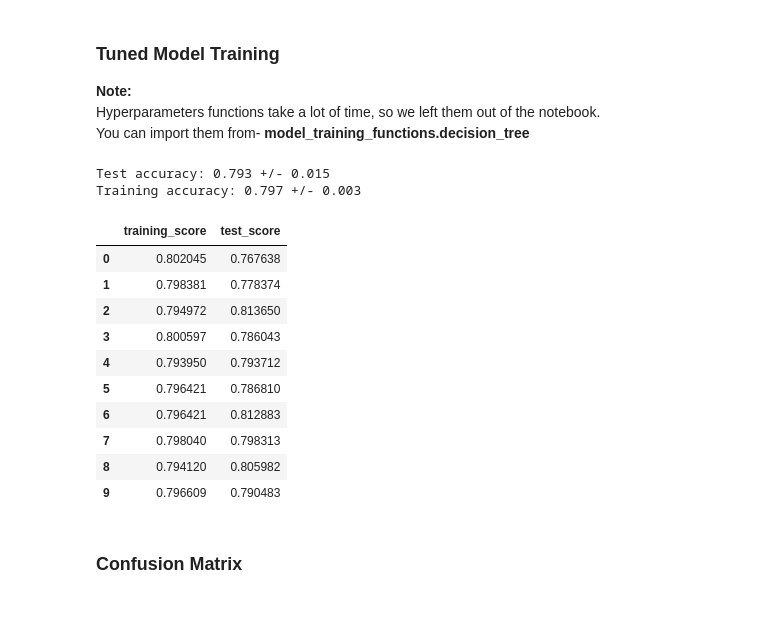
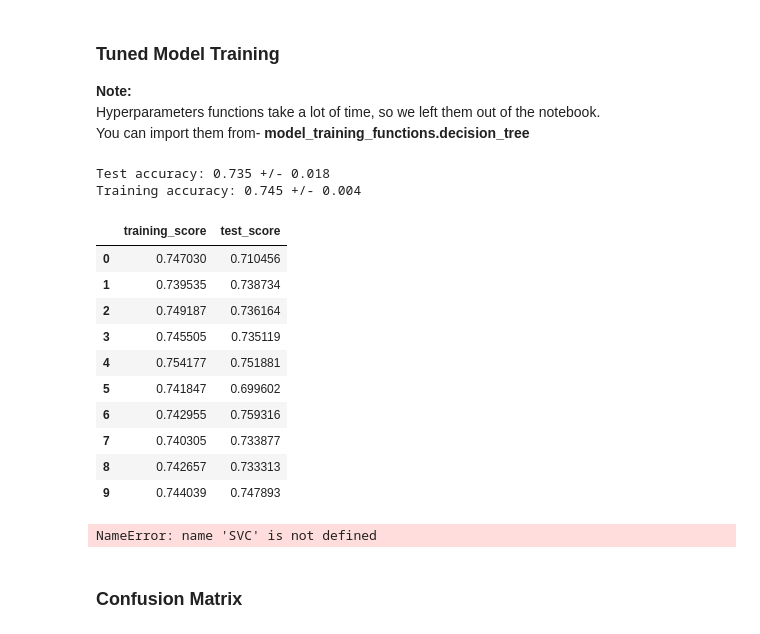
Before and after one commit to BarGanor/ml_project, a Jupyter notebook: project_part_2.ipynb, the cells around one changed output. Drawn from its saved outputs; the diff is of its cells as text; code cells hidden in the pictures.

Commit message:
model evaluation +update DT, clustering, SVM, project part 2

```diff
--- a/project_part_2.ipynb
+++ b/project_part_2.ipynb
@@ -109,5 +35,5 @@ Training accuracy: 0.799 +/- 0.002
 # %% [markdown]
 ### Picked model training
 # %%
-dt_model = DecisionTreeClassifier(max_depth=3, criterion='entropy', min_samples_leaf=81, min_impurity_decrease=0.0001)
-train_model_by_kfold(data, dt_model)
+#dt_model = DecisionTreeClassifier(max_depth=5, criterion='entropy', min_samples_leaf=125, min_impurity_decrease=0.002)
+#train_model_by_kfold(data, dt_model)
@@ -138,5 +50,5 @@ from sklearn.neural_network import MLPClassifier
 # %% [markdown]
 ### No Hyperparamteres
 # %%
-ann_model = MLPClassifier()
-train_model_by_kfold(data, ann_model)
+#ann_model = MLPClassifier()
+#train_model_by_kfold(data, ann_model)
@@ -204,19 +95,19 @@ __Note:__
 Hyperparameters functions take a lot of time, so we left them out of the notebook.
 You can import them from- **model_training_functions.decision_tree**
 # %%
-ann_model = MLPClassifier(max_iter=600,hidden_layer_sizes=(100, 50, 10), activation='relu',n_iter_no_change= 15)
+ann_model = MLPClassifier(max_iter=600,hidden_layer_sizes=(100, 50, 10), activation='relu',n_iter_no_change= 10)
 train_model_by_kfold(data, ann_model)
 # %% [output]
-Test accuracy: 0.793 +/- 0.015
-Training accuracy: 0.797 +/- 0.003
+Test accuracy: 0.735 +/- 0.018
+Training accuracy: 0.745 +/- 0.004
 |  | training_score | test_score |
-| 0 | 0.802045 | 0.767638 |
-| 1 | 0.798381 | 0.778374 |
-| 2 | 0.794972 | 0.813650 |
-| 3 | 0.800597 | 0.786043 |
-| 4 | 0.793950 | 0.793712 |
-| 5 | 0.796421 | 0.786810 |
-| 6 | 0.796421 | 0.812883 |
-| 7 | 0.798040 | 0.798313 |
-| 8 | 0.794120 | 0.805982 |
-| 9 | 0.796609 | 0.790483 |
+| 0 | 0.747030 | 0.710456 |
+| 1 | 0.739535 | 0.738734 |
+| 2 | 0.749187 | 0.736164 |
+| 3 | 0.745505 | 0.735119 |
+| 4 | 0.754177 | 0.751881 |
+| 5 | 0.741847 | 0.699602 |
+| 6 | 0.742955 | 0.759316 |
+| 7 | 0.740305 | 0.733877 |
+| 8 | 0.742657 | 0.733313 |
+| 9 | 0.744039 | 0.747893 |
@@ -222,0 +135,26 @@ Training accuracy: 0.797 +/- 0.003
+# %%
+SVM_model = SVC(kernel='linear', random_state=42)
+param_grid = {'C': np.arange(1, 2, 0.1),
+              'decision_function_shape': ['ovo', 'ovr']
+              }
+
+grid_search_SVM = GridSearchCV(estimator=SVM_model,
+                               param_grid=param_grid,
+                               refit=True,
+                               cv=10,
+                               return_train_score=True, scoring='roc_auc')
+
+grid_search_SVM.fit(X_Train, Y_Train)
+
+best_params_SVM = grid_search_SVM.best_params_
+all_score_SVM = pd.DataFrame({'param': grid_search_SVM.cv_results_["params"],
+                              'Val_Accuracy': grid_search_SVM.cv_results_["mean_test_score"],
+                              'Train_Accuracy': grid_search_SVM.cv_results_["mean_train_score"]})
+best_score_SVM = all_score_SVM[all_score_SVM['param'] == best_params_SVM]
+
+best_model_SVM = grid_search_SVM.best_estimator_
+
+print('Coefficients: \n', best_model_SVM.coef_)
+print('Intercepts: \n', best_model_SVM.intercept_)
+# %% [output]
+NameError: name 'SVC' is not defined
```
Also changed, not shown: parts of 47 cells of this notebook, 4 other files.
